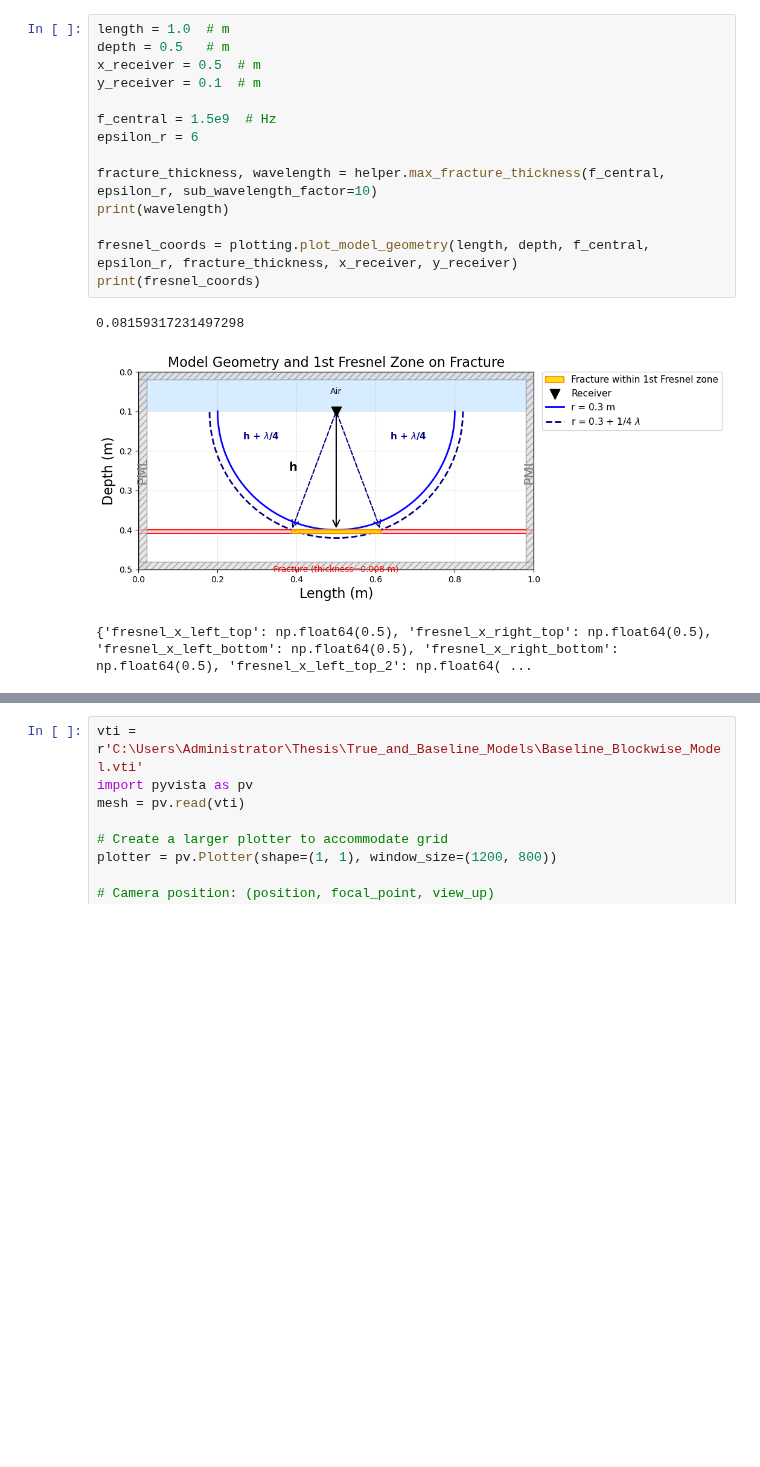
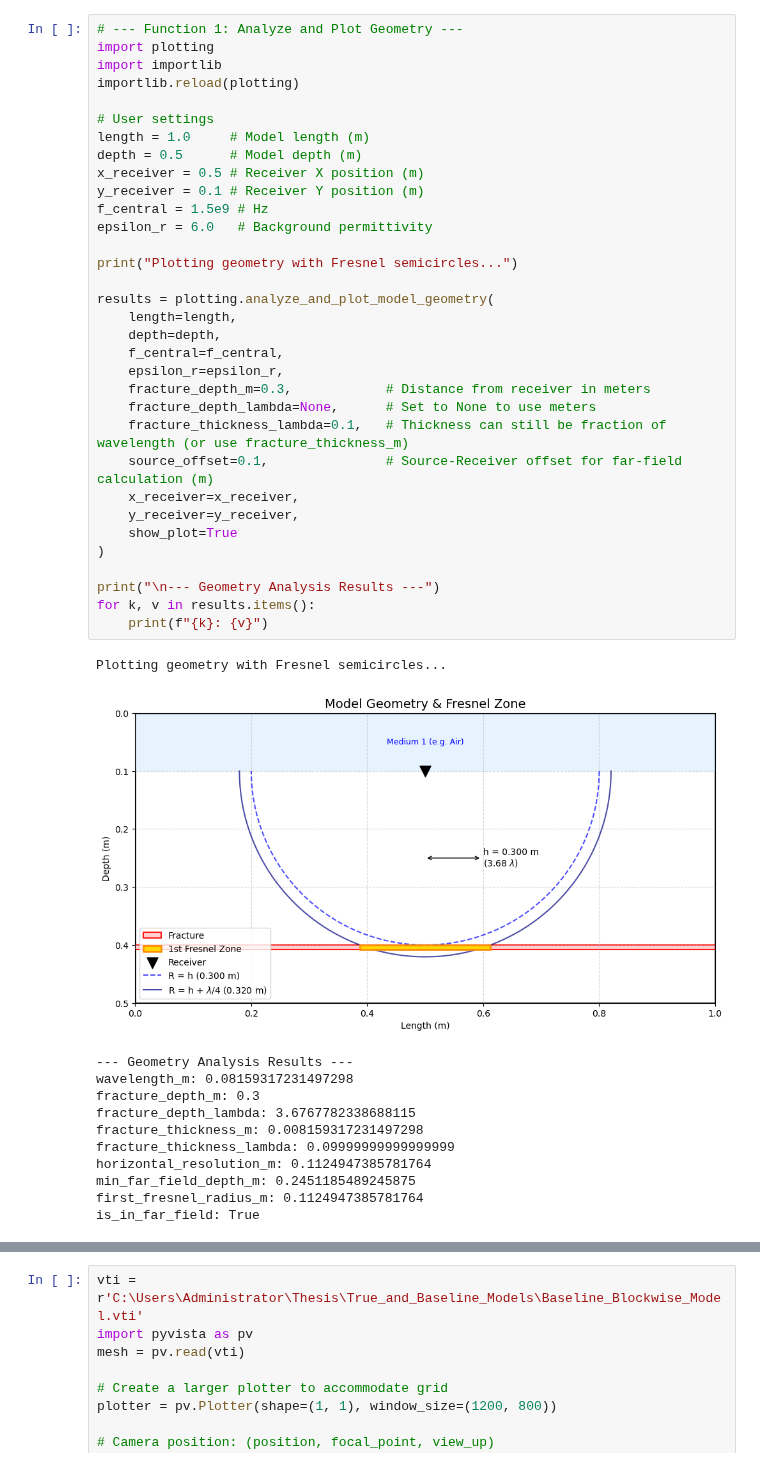
Before and after one commit to ConnervanK/Thesiss, a Jupyter notebook: True_and_Baseline_Models/Model_geometry.ipynb, the cells around one changed output, grey strips where cells are left out. Drawn from its saved outputs; the diff is of its cells as text; blank space fills up the shorter version.

```diff
--- a/True_and_Baseline_Models/Model_geometry.ipynb
+++ b/True_and_Baseline_Models/Model_geometry.ipynb
@@ -15,19 +24,47 @@ import sys
 # %%
-length = 1.0  # m
-depth = 0.5   # m
-x_receiver = 0.5  # m
-y_receiver = 0.1  # m
+# --- Function 1: Analyze and Plot Geometry ---
+import plotting
+import importlib
+importlib.reload(plotting)
 
-f_central = 1.5e9  # Hz
-epsilon_r = 6
+# User settings
+length = 1.0     # Model length (m)
+depth = 0.5      # Model depth (m)
+x_receiver = 0.5 # Receiver X position (m)
+y_receiver = 0.1 # Receiver Y position (m)
+f_central = 1.5e9 # Hz
+epsilon_r = 6.0   # Background permittivity
 
-fracture_thickness, wavelength = helper.max_fracture_thickness(f_central, epsilon_r, sub_wavelength_factor=10)
-print(wavelength)
+print("Plotting geometry with Fresnel semicircles...")
 
-fresnel_coords = plotting.plot_model_geometry(length, depth, f_central, epsilon_r, fracture_thickness, x_receiver, y_receiver)
-print(fresnel_coords)
+results = plotting.analyze_and_plot_model_geometry(
+    length=length,
+    depth=depth,
+    f_central=f_central,
+    epsilon_r=epsilon_r,
+    fracture_depth_m=0.3,            # Distance from receiver in meters
+    fracture_depth_lambda=None,      # Set to None to use meters
+    fracture_thickness_lambda=0.1,   # Thickness can still be fraction of wavelength (or use fracture_thickness_m)
+    source_offset=0.1,               # Source-Receiver offset for far-field calculation (m)
+    x_receiver=x_receiver,
+    y_receiver=y_receiver,
+    show_plot=True
+)
+
+print("\n--- Geometry Analysis Results ---")
+for k, v in results.items():
+    print(f"{k}: {v}")
 # %% [output]
-0.08159317231497298
+Plotting geometry with Fresnel semicircles...
-[figure, old version]
+[figure, new version]
-{'fresnel_x_left_top': np.float64(0.5), 'fresnel_x_right_top': np.float64(0.5), 'fresnel_x_left_bottom': np.float64(0.5), 'fresnel_x_right_bottom': np.float64(0.5), 'fresnel_x_left_top_2': np.float64( ...
+--- Geometry Analysis Results ---
+wavelength_m: 0.08159317231497298
+fracture_depth_m: 0.3
+fracture_depth_lambda: 3.6767782338688115
+fracture_thickness_m: 0.008159317231497298
+fracture_thickness_lambda: 0.09999999999999999
+horizontal_resolution_m: 0.1124947385781764
+min_far_field_depth_m: 0.2451185489245875
+first_fresnel_radius_m: 0.1124947385781764
+is_in_far_field: True
 # %%
```
Also changed, not shown: parts of 9 cells of this notebook, 2 other files.
